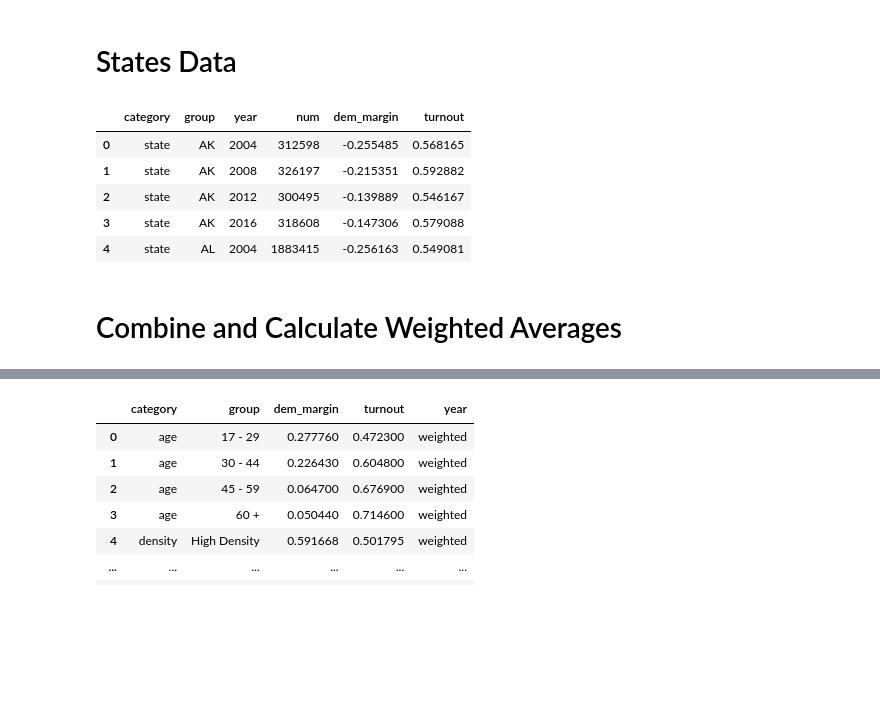
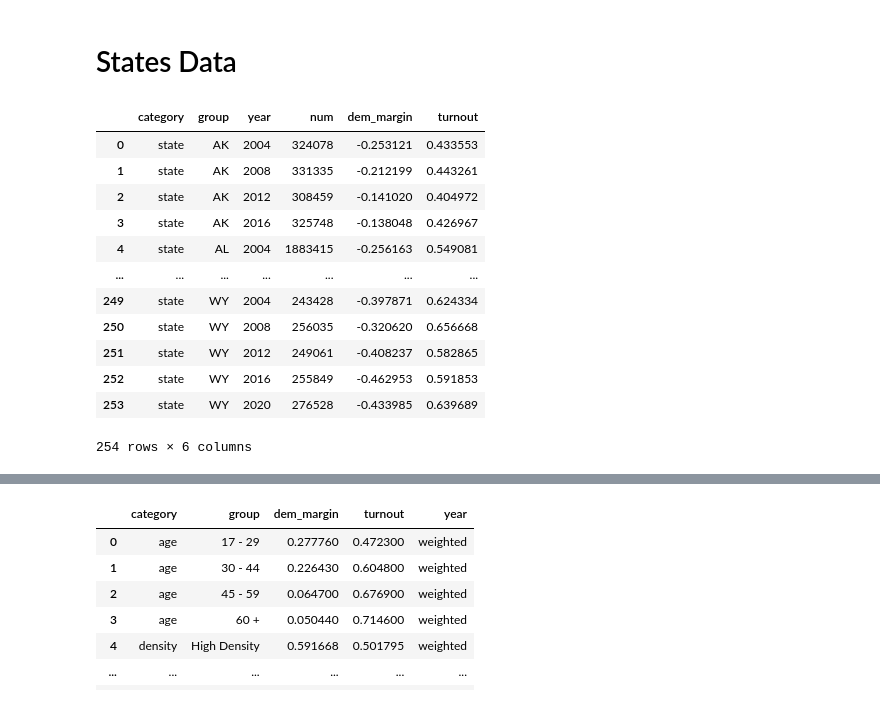
Before and after one commit to psthomas/onevis, a Jupyter notebook: onevis.ipynb, the cells around one changed output, grey strips where cells are left out. Drawn from its saved outputs; the diff is of its cells as text; code cells hidden in the pictures; blank space fills up the shorter version.

```diff
--- a/onevis.ipynb
+++ b/onevis.ipynb
@@ -100,21 +117,27 @@ cdens_df.head()
 # States Data
 # %%
 # Trying States
-stpath = os.path.join(os.getcwd(), 'data', 'US_State_Level_Presidential_Results_04-16.csv')
+#stpath = os.path.join(os.getcwd(), 'data', 'US_State_Level_Presidential_Results_04-16.csv')
+stpath = os.path.join(os.getcwd(), 'data', 'US_State_Level_Presidential_Results_04-20.csv')
 
 st_df = pd.read_csv(stpath)
 st_df['dem_margin'] = (st_df.dem_num - st_df.rep_num)/st_df.state_num
 st_df['turnout'] = st_df.state_num/st_df.vap
 st_df['category'] = 'state'
 st_df.rename(columns={'state': 'group', 'state_num': 'num'}, inplace=True)
 st_df = st_df[['category','group', 'year', 'num', 'dem_margin', 'turnout']]
-st_df.head()
+st_df
 # %% [output]
 |  | category | group | year | num | dem_margin | turnout |
-| 0 | state | AK | 2004 | 312598 | -0.255485 | 0.568165 |
-| 1 | state | AK | 2008 | 326197 | -0.215351 | 0.592882 |
-| 2 | state | AK | 2012 | 300495 | -0.139889 | 0.546167 |
-| 3 | state | AK | 2016 | 318608 | -0.147306 | 0.579088 |
+| 0 | state | AK | 2004 | 324078 | -0.253121 | 0.433553 |
+| 1 | state | AK | 2008 | 331335 | -0.212199 | 0.443261 |
+| 2 | state | AK | 2012 | 308459 | -0.141020 | 0.404972 |
+| 3 | state | AK | 2016 | 325748 | -0.138048 | 0.426967 |
 | 4 | state | AL | 2004 | 1883415 | -0.256163 | 0.549081 |
+| ... | ... | ... | ... | ... | ... | ... |
+| 249 | state | WY | 2004 | 243428 | -0.397871 | 0.624334 |
+| 250 | state | WY | 2008 | 256035 | -0.320620 | 0.656668 |
+| 251 | state | WY | 2012 | 249061 | -0.408237 | 0.582865 |
+| 252 | state | WY | 2016 | 255849 | -0.462953 | 0.591853 |
+| 253 | state | WY | 2020 | 276528 | -0.433985 | 0.639689 |
+254 rows × 6 columns
-# %% [markdown]
-# Combine and Calculate Weighted Averages
```
Also changed, not shown: parts of 8 cells of this notebook, 9 other files.
